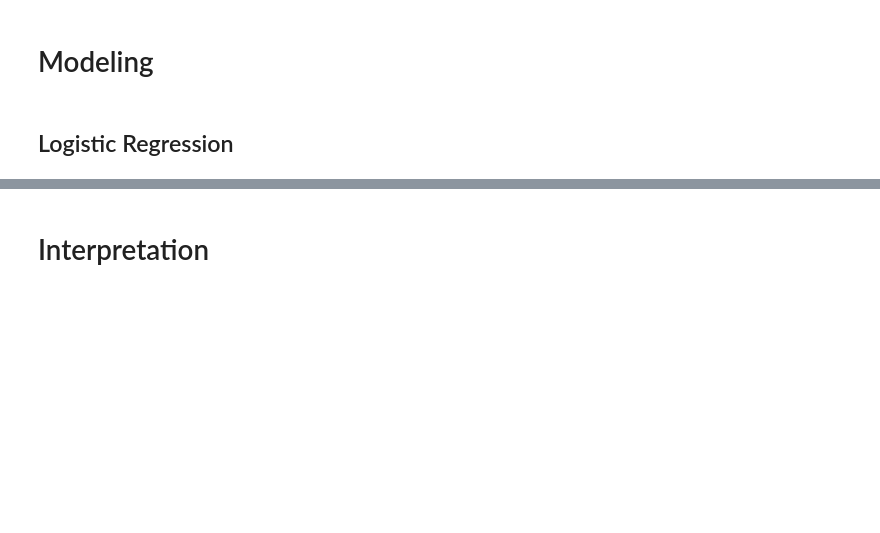
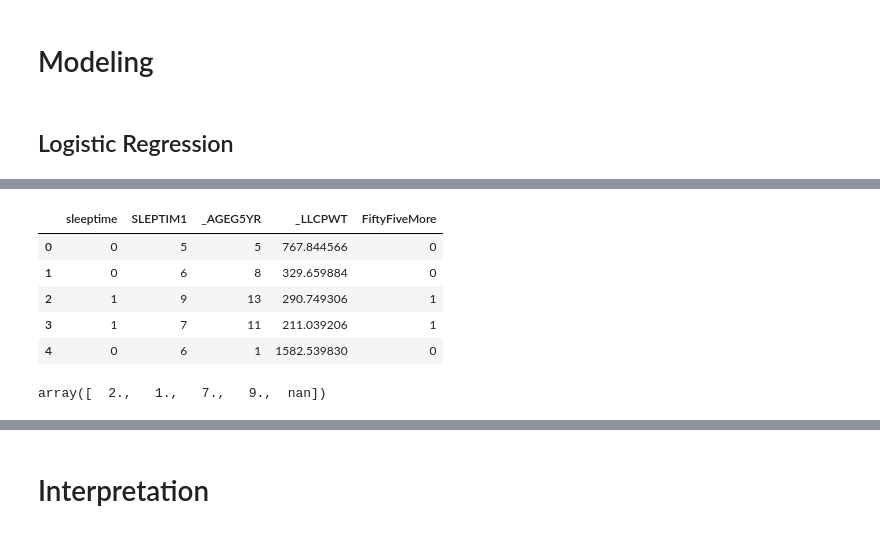
Before and after one commit to pmleffers/BRFSS2016, a Jupyter notebook: BRFSS notebook.ipynb, the cells around one changed output, grey strips where cells are left out. Drawn from its saved outputs; the diff is of its cells as text; code cells hidden in the pictures; blank space fills up the shorter version.

```diff
--- a/BRFSS notebook.ipynb
+++ b/BRFSS notebook.ipynb
@@ -1529,0 +2043,26 @@ Logistic Regression
+# %%
+chiSquareTemp=pd.DataFrame(BRFSS2016,columns=['sleeptime','SLEPTIM1','_AGEG5YR','_LLCPWT'])
+#Calculate Variable Groups
+FiftyFiveMore=[]
+for i in BRFSS2016._AGEG5YR:
+    if i>0 and i<10:
+        FiftyFiveMore.append(0)
+    elif i>9 and i<14:
+        FiftyFiveMore.append(1)
+    else:
+        FiftyFiveMore.append(9)
+chiSquareTemp['FiftyFiveMore']=FiftyFiveMore
+chiSquareTemp['SLEPTIM1']=chiSquareTemp['SLEPTIM1'].fillna(99).astype(int)
+# %%
+chiSquareTemp.head()
+# %% [output]
+|  | sleeptime | SLEPTIM1 | _AGEG5YR | _LLCPWT | FiftyFiveMore |
+| 0 | 0 | 5 | 5 | 767.844566 | 0 |
+| 1 | 0 | 6 | 8 | 329.659884 | 0 |
+| 2 | 1 | 9 | 13 | 290.749306 | 1 |
+| 3 | 1 | 7 | 11 | 211.039206 | 1 |
+| 4 | 0 | 6 | 1 | 1582.539830 | 0 |
+# %%
+BRFSS2016['CHCCOPD1'].unique()
+# %% [output]
+array([  2.,   1.,   7.,   9.,  nan])
```
Also changed, not shown: parts of 64 cells of this notebook.
